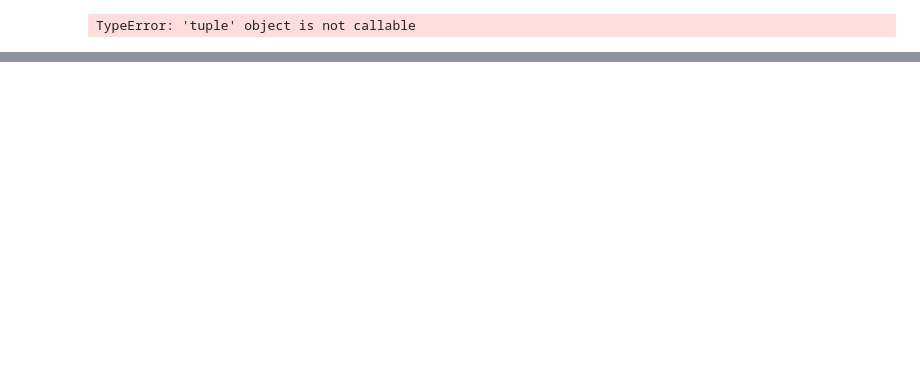
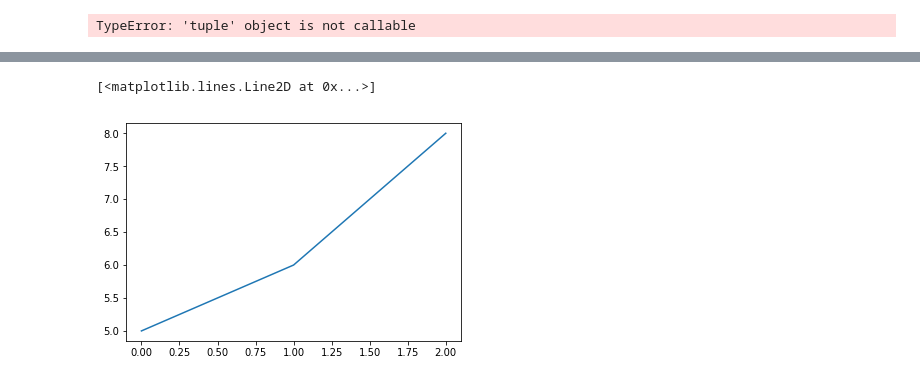
Before and after one commit to j122085/practise-ML-, a Jupyter notebook: ML.ipynb, the cells around one changed output, grey strips where cells are left out. Drawn from its saved outputs; the diff is of its cells as text; code cells hidden in the pictures; blank space fills up the shorter version.

```diff
--- a/ML.ipynb
+++ b/ML.ipynb
@@ -809,0 +981,5 @@ TypeError: 'tuple' object is not callable
+# %%
+pylab.plot([5,6,8])
+# %% [output]
+[<matplotlib.lines.Line2D at 0x...>]
+[figure, added]
```
Also changed, not shown: parts of 26 cells of this notebook, 18 other files.
